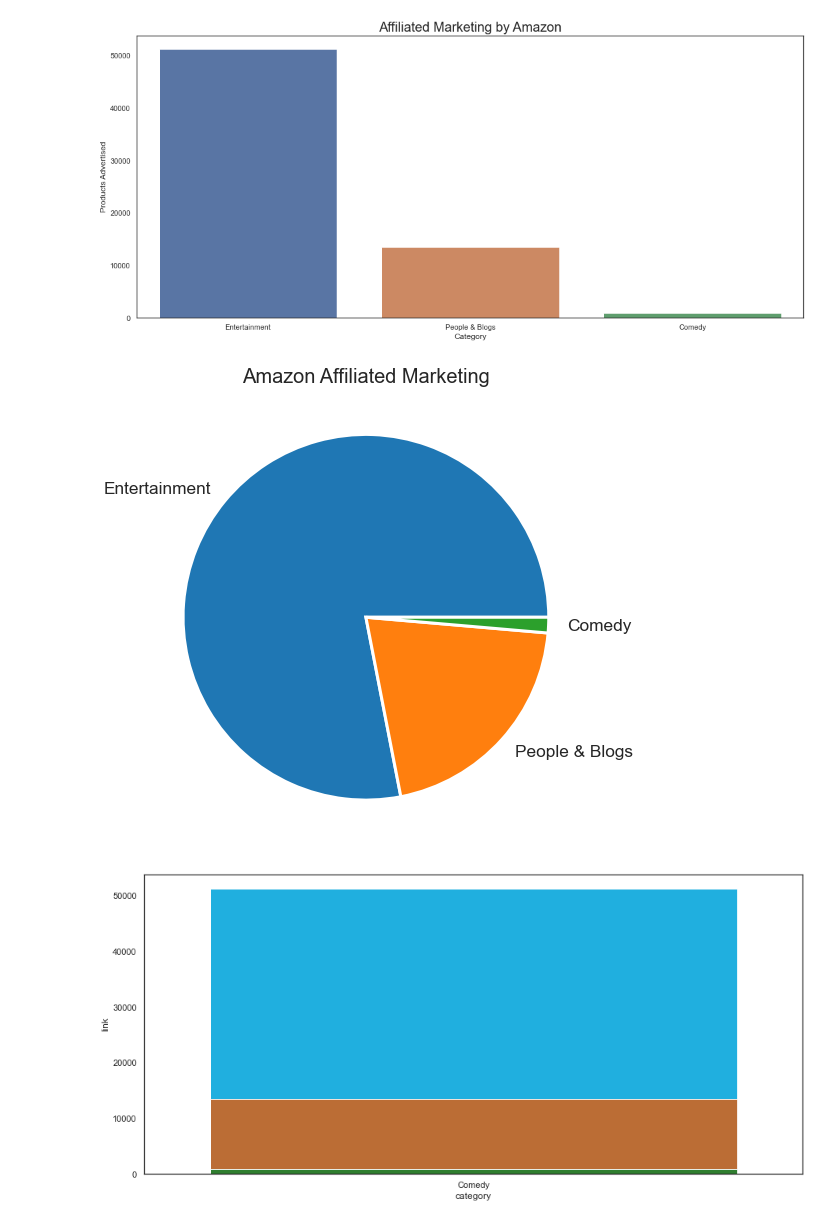
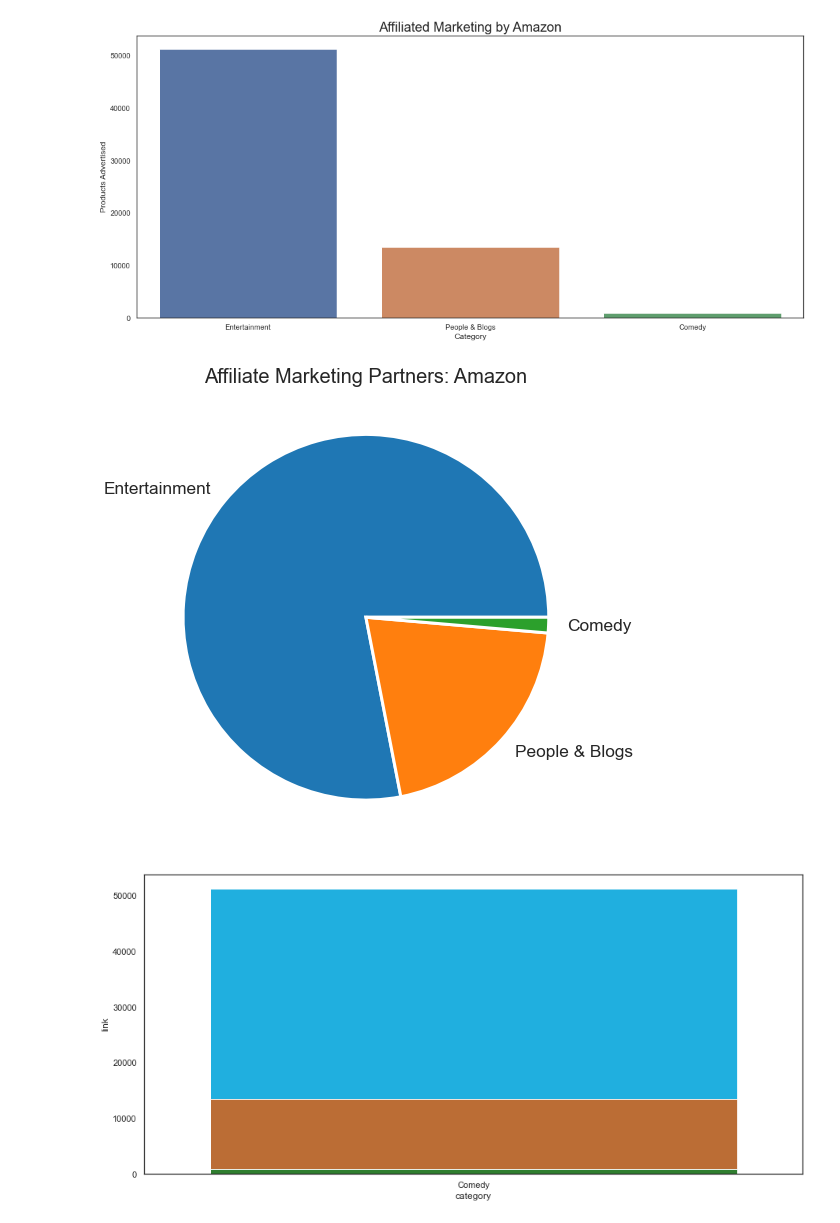
Before and after one commit to danielosetiawan/YouTube-EDA, a Jupyter notebook: youtube ipynb.ipynb, the cells around one changed output. Saved outputs shown, nothing was run; the diff lists cells and outputs as text; code cells hidden in the pictures.

```diff
--- a/youtube ipynb.ipynb
+++ b/youtube ipynb.ipynb
@@ -703,16 +775,16 @@ plt.show()
 # %%
 colors = sns.color_palette('tab10')
 labels = ['Entertainment', 'People & Blogs', 'Comedy']
 
 plt.pie(data = data, x = 'link', labels = labels, colors = colors,
         wedgeprops={'linewidth': 3.0, 'edgecolor': 'white'},
         textprops={'size': 'x-large'})
-plt.title('Amazon Affiliated Marketing', fontsize = 20)
+plt.title('Affiliate Marketing Partners: Amazon', fontsize = 20)
 plt.tight_layout()
 plt.savefig('Affiliated Marketing - Pie.png', dpi = 600)
 plt.show()
 # %% [output]
-[figure, old version]
+[figure, new version]
 # %%
 data = stores.groupby('category').count().reset_index().sort_values('link', ascending = False)
 fig1 = sns.barplot(data = data[data['category'] == 'Entertainment'],
```
Also changed, not shown: parts of 41 cells of this notebook, 4 other files.
